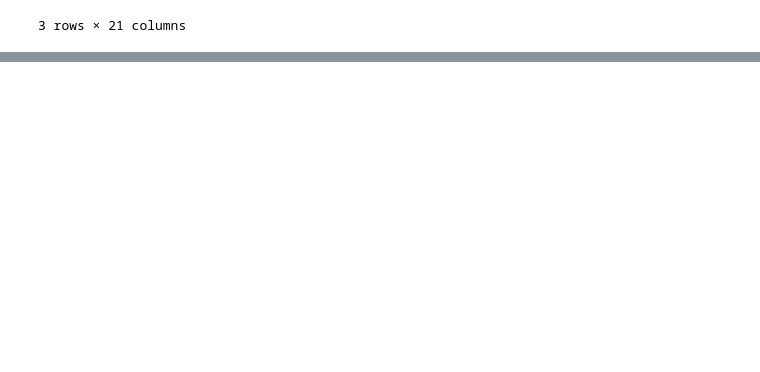
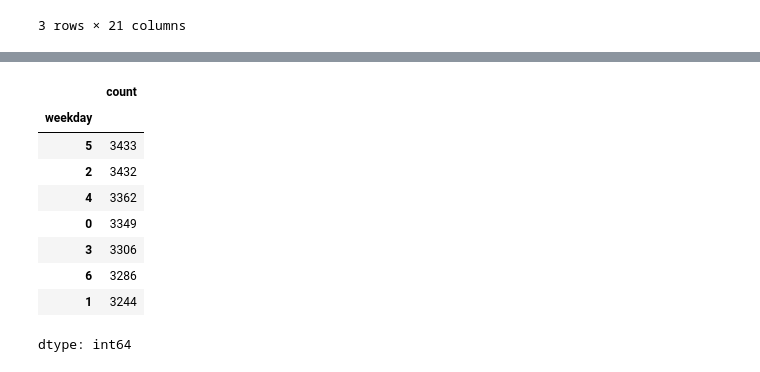
Before and after one commit to Xusanman/data-science-ai, a Jupyter notebook: kaggle_datetime.ipynb, the cells around one changed output, grey strips where cells are left out. Saved outputs shown, nothing was run; the diff lists cells and outputs as text; code cells hidden in the pictures; blank space fills up the shorter version.

```diff
--- a/kaggle_datetime.ipynb
+++ b/kaggle_datetime.ipynb
@@ -74,0 +103,13 @@ df.head()
+# %%
+df.weekday.value_counts()
+# %% [output]
+|  | count |
+| weekday |  |
+| 5 | 3433 |
+| 2 | 3432 |
+| 4 | 3362 |
+| 0 | 3349 |
+| 3 | 3306 |
+| 6 | 3286 |
+| 1 | 3244 |
+dtype: int64
```
Also changed, not shown: parts of 12 cells of this notebook.
